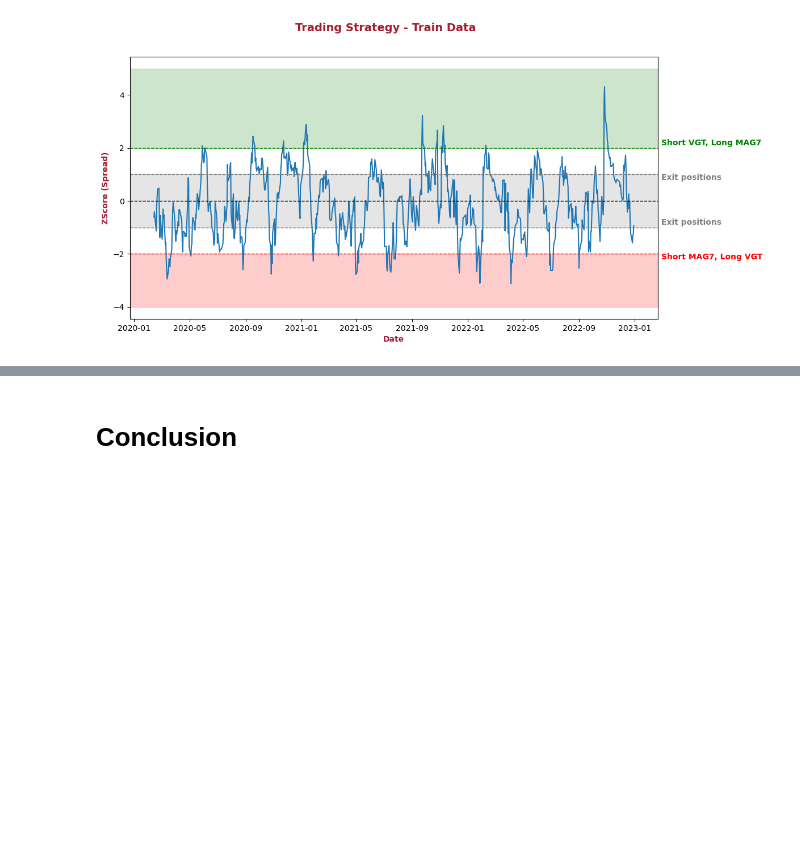
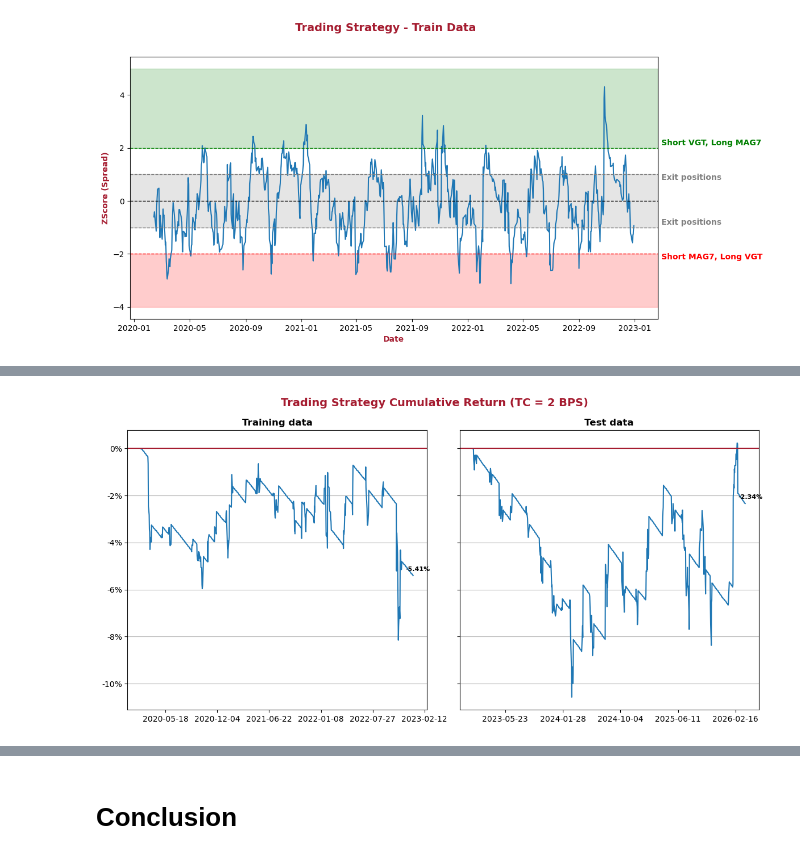
Before and after one commit to andrsanc/MAG7, a Jupyter notebook: Final Project.ipynb, the cells around one changed output, grey strips where cells are left out. Saved outputs shown, nothing was run; the diff lists cells and outputs as text; code cells hidden in the pictures; blank space fills up the shorter version.

```diff
--- a/Final Project.ipynb
+++ b/Final Project.ipynb
@@ -470,3 +487,45 @@ plt.show()
+# %%
+positions_train_5bps_df = trading_fun(stocks_train_df, vgt_initial_balance = 100000, mg7_initial_balance = 100000, tc_bps = 2)
+positions_test_5bps_df = trading_fun(stocks_test_df, vgt_initial_balance = 100000, mg7_initial_balance = 100000, tc_bps = 2)
+
+# Plot Equity Return
+fig, axes = plt.subplots(figsize = (12, 6), ncols = 2, sharey = True)
+
+# Training data
+axes[0].plot(positions_train_5bps_df.index, positions_train_5bps_df['Equity_Return'])
+axes[0].axhline(y = 0, color = crimson)
+axes[0].set_title('Training data', fontweight = 'bold')
+axes[0].yaxis.set_major_formatter(mticker.FuncFormatter(lambda x, _: f'{x:,.0%}'))
+axes[0].grid(axis = 'y')
+axes[0].xaxis.set_major_locator(mticker.MaxNLocator(nbins = 6))
+axes[0].annotate(f"{positions_train_5bps_df.tail(1)['Equity_Return'].iloc[0]:.2%}",
+                 xy = (positions_train_5bps_df.index.max(), positions_train_5bps_df.tail(1)['Equity_Return'].iloc[0]),
+                 xytext = (positions_train_5bps_df.index.max() - timedelta(days = 30),
+                           positions_train_5bps_df.tail(1)['Equity_Return'].iloc[0] + .002),
+                 fontsize = 8,
+                 weight = 'bold')
+
+# Test data
+axes[1].plot(positions_test_5bps_df.index, positions_test_5bps_df['Equity_Return'])
+axes[1].axhline(y = 0, color = crimson)
+axes[1].set_title('Test data', fontweight = 'bold')
+axes[1].yaxis.set_major_formatter(mticker.FuncFormatter(lambda x, _: f'{x:,.0%}'))
+axes[1].grid(axis = 'y')
+axes[1].xaxis.set_major_locator(mticker.MaxNLocator(nbins = 6))
+axes[1].annotate(f"{positions_test_5bps_df.tail(1)['Equity_Return'].iloc[0]:.2%}",
+                 xy = (positions_test_5bps_df.index.max(), positions_test_5bps_df.tail(1)['Equity_Return'].iloc[0]),
+                 xytext = (positions_test_5bps_df.index.max() - timedelta(days = 30),
+                           positions_test_5bps_df.tail(1)['Equity_Return'].iloc[0] + .002),
+                 fontsize = 8,
+                 weight = 'bold')
+
+# Plot Layout
+fig.suptitle('Trading Strategy Cumulative Return (TC = 2 BPS)', fontsize = 14, fontweight = 'bold', color = '#A51C30')
+fig.tight_layout()
+fig.subplots_adjust(wspace = 0.11)
+plt.show()
+# %% [output]
+[figure, added]
 # %%
 fig, ax = plt.subplots(figsize = (12, 6))
 
```
Also changed, not shown: parts of 14 cells of this notebook.
